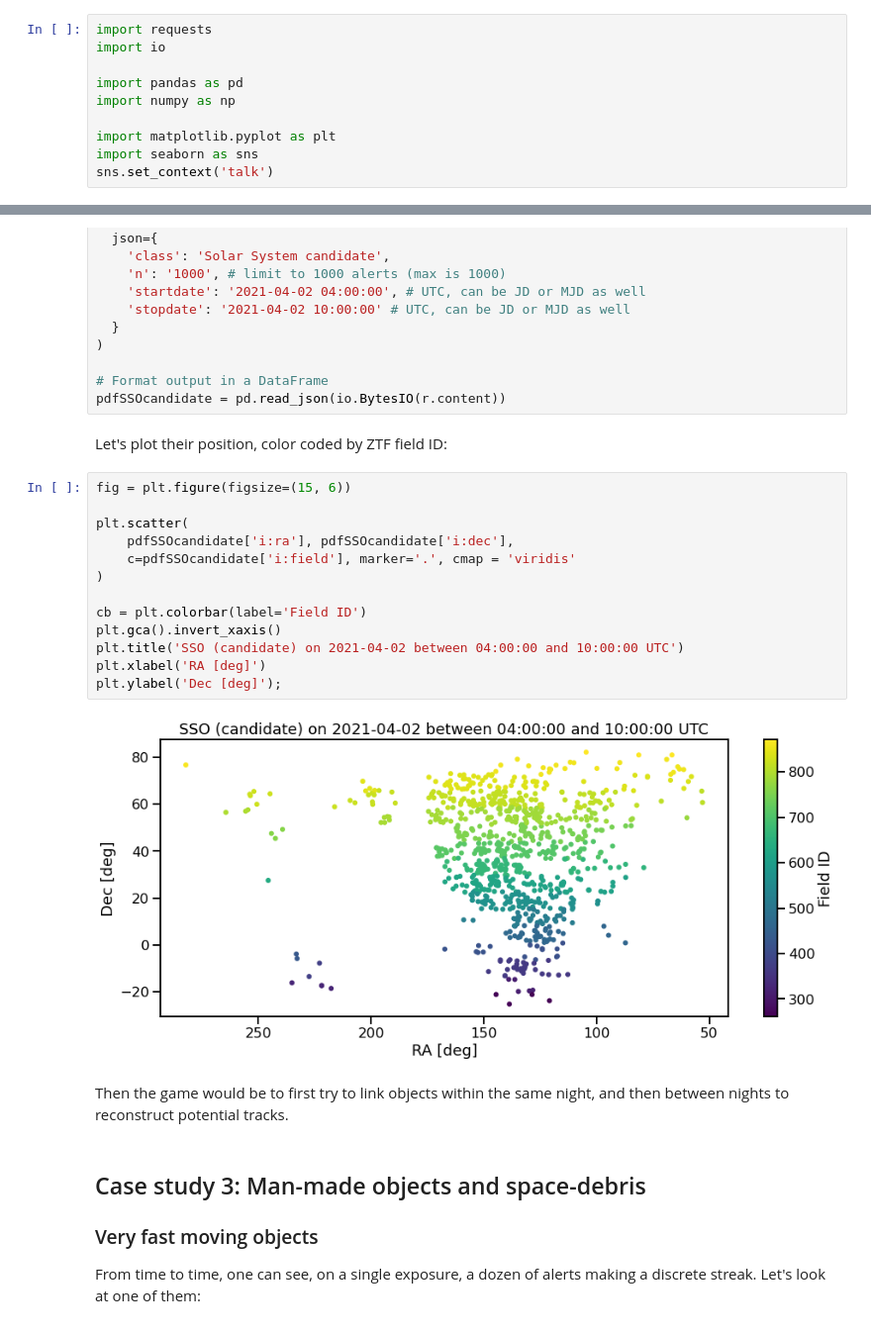
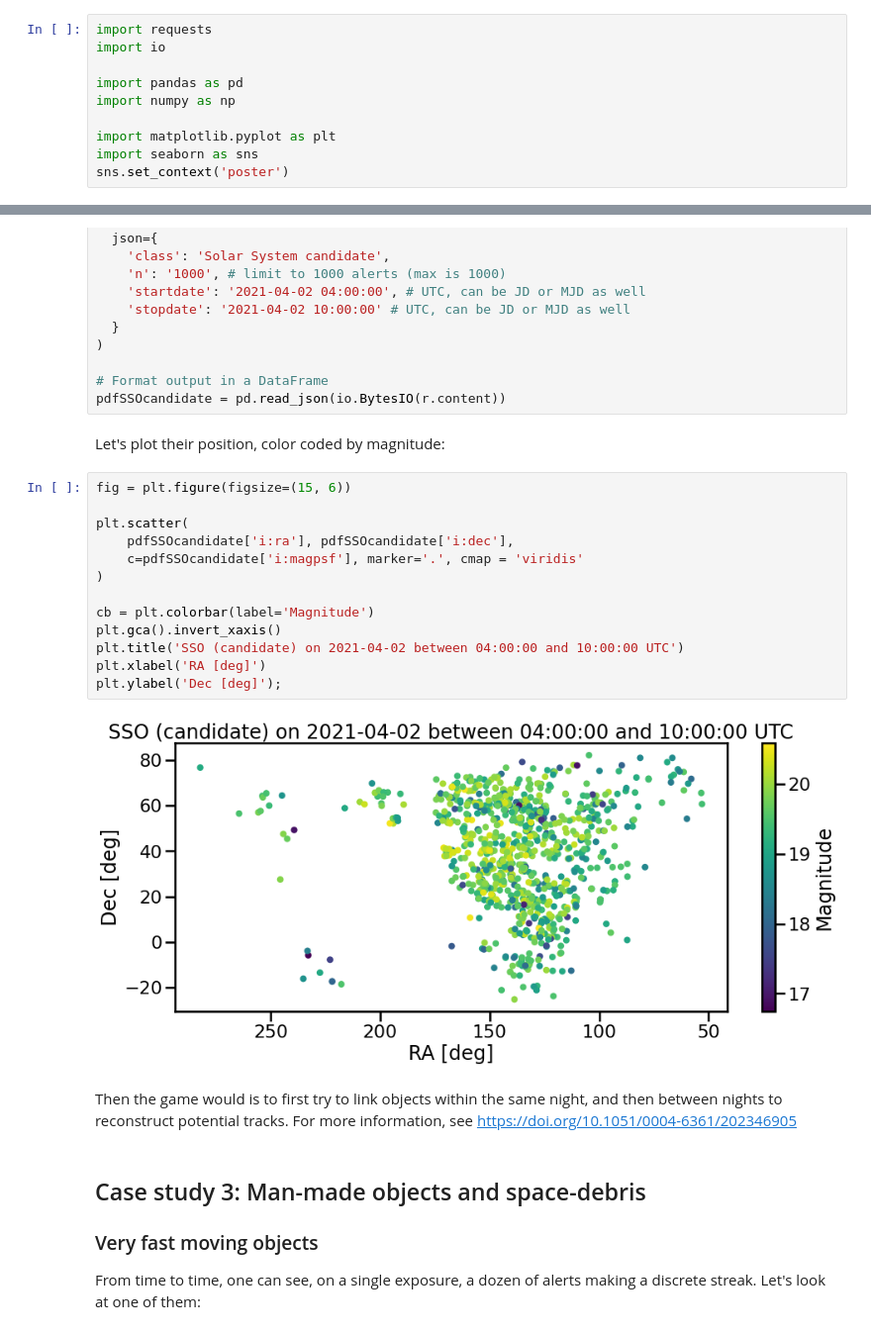
Before and after one commit to astrolabsoftware/fink-tutorials, a Jupyter notebook: sso/sso.ipynb, the cells around one changed output, grey strips where cells are left out. Shown at 99% size. Cells and saved outputs as stored; diff of their text form.

```diff
--- a/sso/sso.ipynb
+++ b/sso/sso.ipynb
@@ -30,7 +30,7 @@ import numpy as np
 
 import matplotlib.pyplot as plt
 import seaborn as sns
-sns.set_context('talk')
+sns.set_context('poster')
 # %% [markdown]
 ## Case study 1: Known objects from the Minor Planet Center
 # %% [markdown]
@@ -197,24 +198,24 @@ r = requests.post(
 # Format output in a DataFrame
 pdfSSOcandidate = pd.read_json(io.BytesIO(r.content))
 # %% [markdown]
-Let's plot their position, color coded by ZTF field ID:
+Let's plot their position, color coded by magnitude:
 # %%
 fig = plt.figure(figsize=(15, 6))
 
 plt.scatter(
     pdfSSOcandidate['i:ra'], pdfSSOcandidate['i:dec'],
-    c=pdfSSOcandidate['i:field'], marker='.', cmap = 'viridis'
+    c=pdfSSOcandidate['i:magpsf'], marker='.', cmap = 'viridis'
 )
 
-cb = plt.colorbar(label='Field ID')
+cb = plt.colorbar(label='Magnitude')
 plt.gca().invert_xaxis()
 plt.title('SSO (candidate) on 2021-04-02 between 04:00:00 and 10:00:00 UTC')
 plt.xlabel('RA [deg]')
 plt.ylabel('Dec [deg]');
 # %% [output]
-[figure, old version]
+[figure, new version]
 # %% [markdown]
-Then the game would be to first try to link objects within the same night, and then between nights to reconstruct potential tracks.
+Then the game would is to first try to link objects within the same night, and then between nights to reconstruct potential tracks. For more information, see https://doi.org/10.1051/0004-6361/202346905
 # %% [markdown]
 ## Case study 3: Man-made objects and space-debris
 
```
Also changed, not shown: parts of 9 cells of this notebook, 2 other files.
